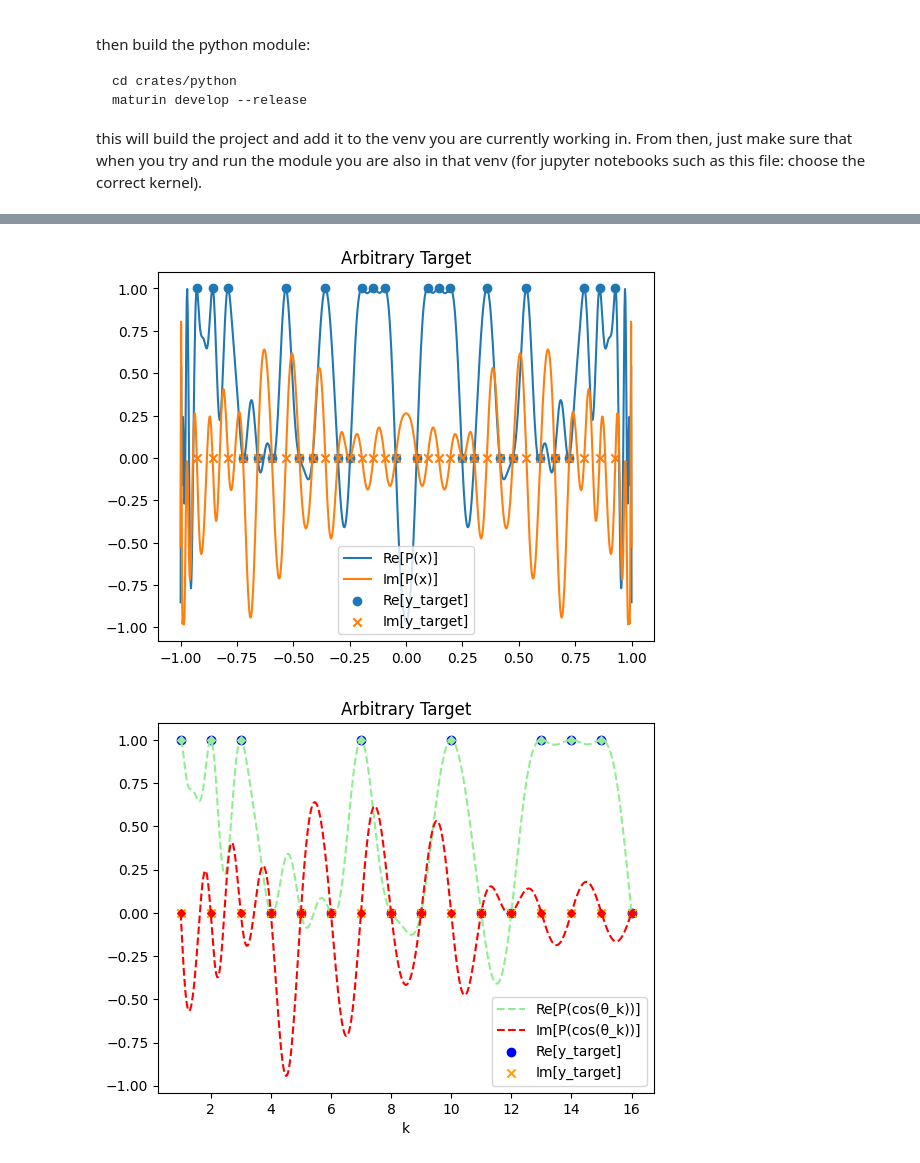
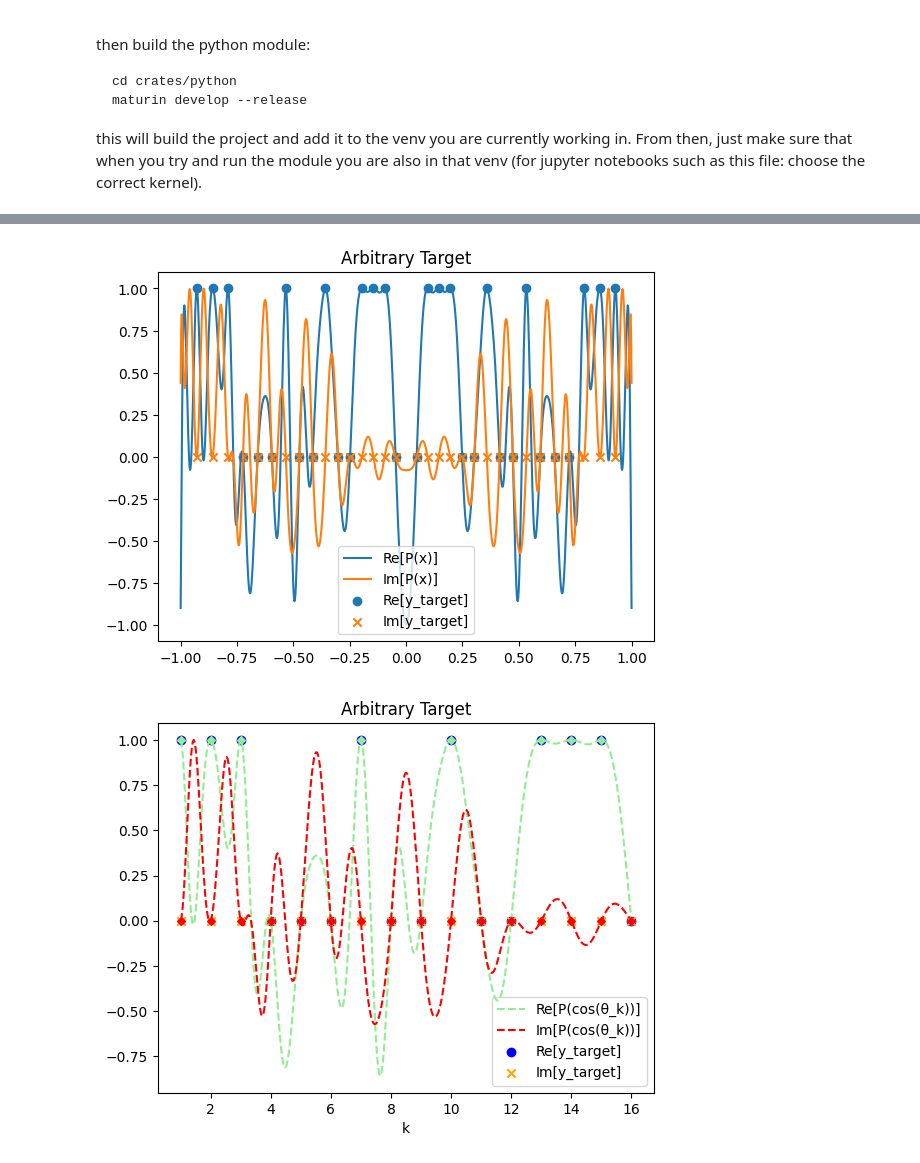
Before and after one commit to JakobTinhofer/QSP-Bt, a Jupyter notebook: ex3_rs.ipynb, the cells around one changed output, grey strips where cells are left out. Cells and saved outputs as stored; diff of their text form; code cells hidden in the pictures.

```diff
--- a/ex3_rs.ipynb
+++ b/ex3_rs.ipynb
@@ -168,4 +171,5 @@ Max. square pointwise error: 6.494150986956484e-06
 # %%
-result = qsp.solve_poly([1,1,1,0,0,0,1,0,0,1,0,0,1,1,1,0])
+result = qsp.solve_poly([1,1,1,0,0,0,1,0,0,1,0,0,1,1,1,0], mode="h,20,60")
+print(result)
 full_eval(result, title="Arbitrary Target")
 # %% [output]
@@ -173,2 +178,2 @@ Max. square pointwise error: 3.331426633125829e-05
-[figure, old version]
+[figure, new version]
-[figure, old version]
+[figure, new version]
```
Also changed, not shown: parts of 5 cells of this notebook.
